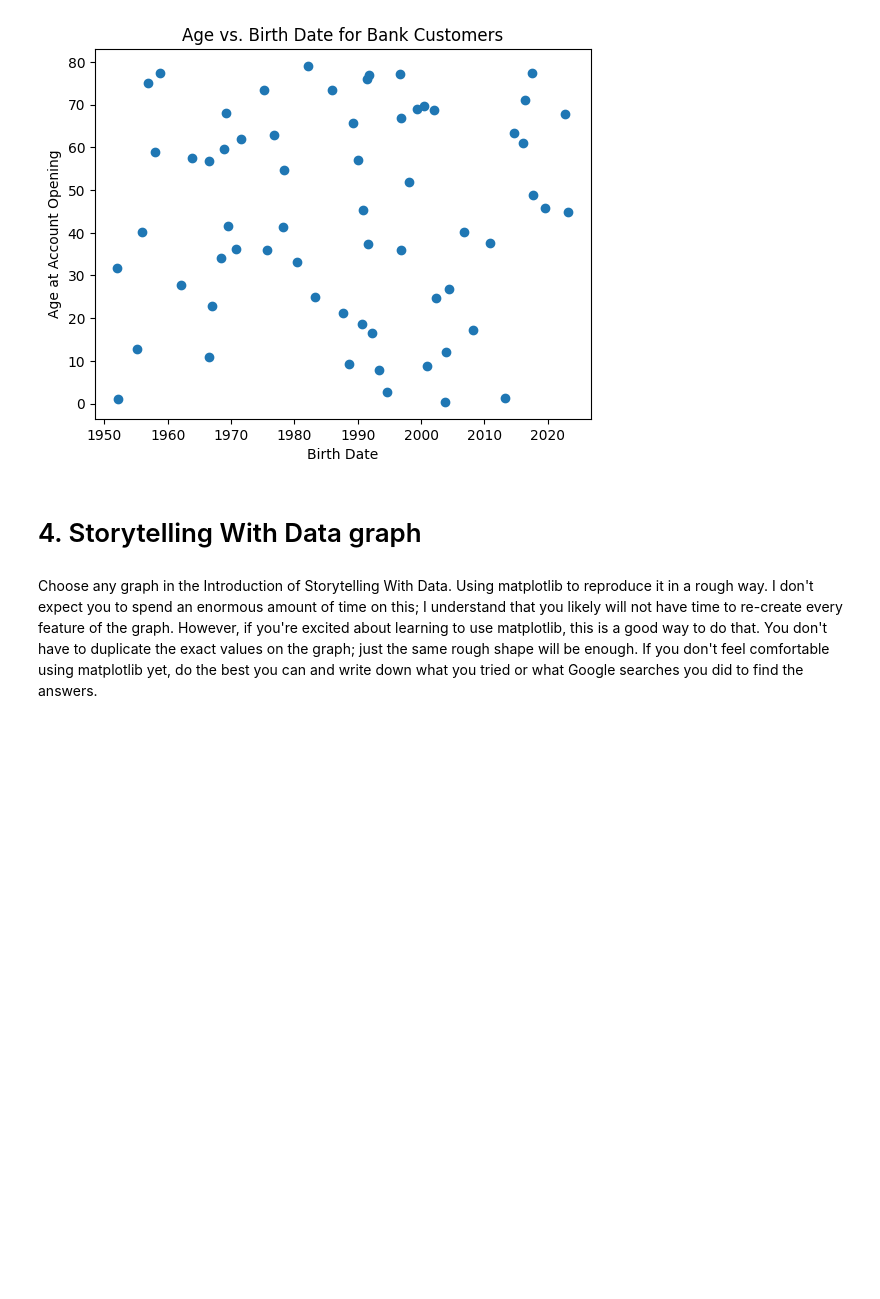
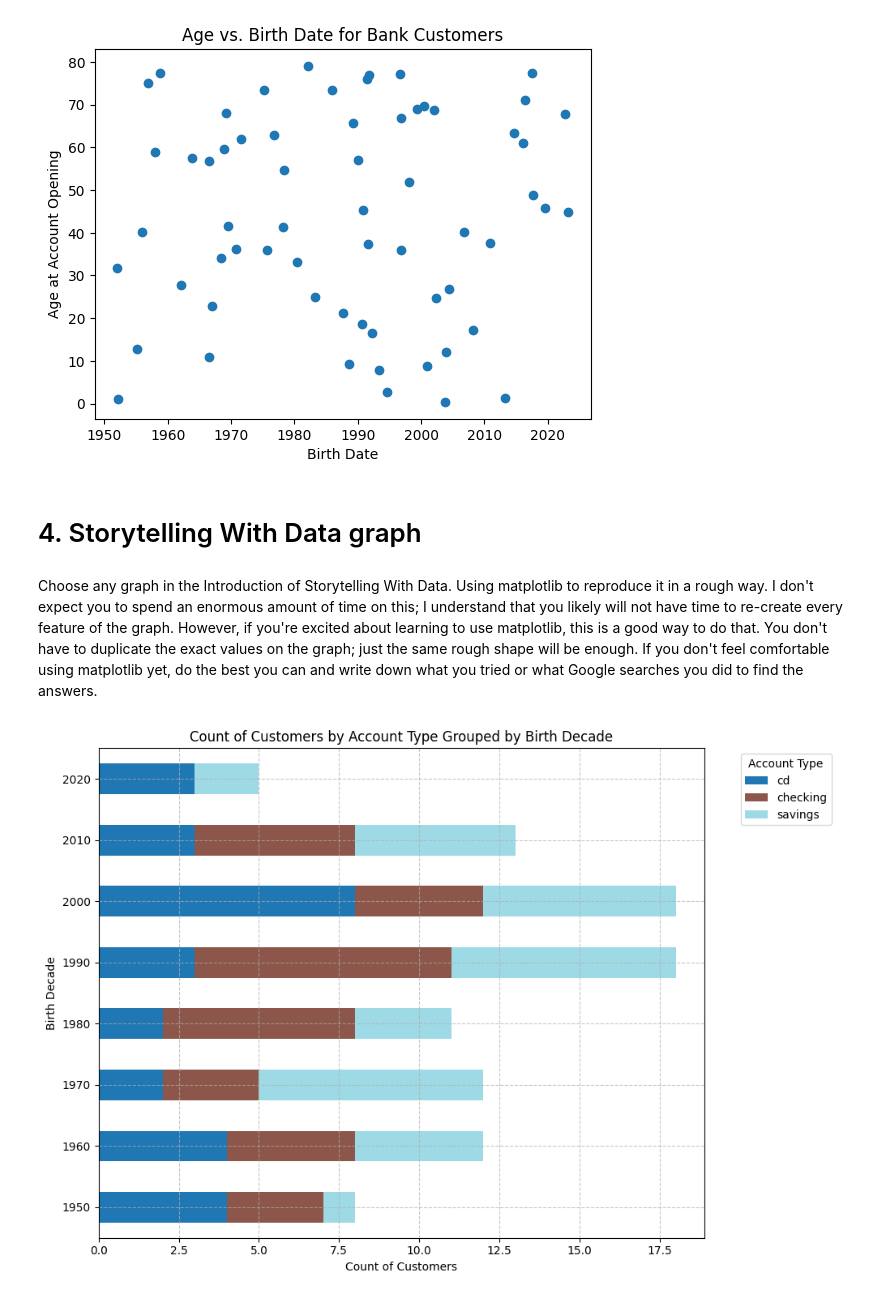
Before and after one commit to tbrantinghamBU/699-Personal, a Jupyter notebook: OMDS-ModB2-Week1-Brantingham-Tyler.ipynb, the cells around one changed output. Saved outputs shown, nothing was run; the diff lists cells and outputs as text; code cells hidden in the pictures; blank space fills up the shorter version.

```diff
--- a/OMDS-ModB2-Week1-Brantingham-Tyler.ipynb
+++ b/OMDS-ModB2-Week1-Brantingham-Tyler.ipynb
@@ -548,3 +548,28 @@ None
 # 4. Storytelling With Data graph
 # %% [markdown]
 Choose any graph in the Introduction of Storytelling With Data.  Using matplotlib to reproduce it in a rough way.  I don't expect you to spend an enormous amount of time on this; I understand that you likely will not have time to re-create every feature of the graph.  However, if you're excited about learning to use matplotlib, this is a good way to do that.  You don't have to duplicate the exact values on the graph; just the same rough shape will be enough.  If you don't feel comfortable using matplotlib yet, do the best you can and write down what you tried or what Google searches you did to find the answers.
+# %%
+
+# Extract birth year and group by decade
+df_bank_datefix['BirthYear'] = df_bank_datefix['BirthDate'].dt.year
+df_bank_datefix['BirthDecade'] = (df_bank_datefix['BirthYear'] // 10) * 10
+
+# Group by birth decade and account type
+grouped = df_bank_datefix.groupby(['BirthDecade', 'AccountType']).size().unstack(fill_value=0)
+
+# Plotting
+fig, ax = plt.subplots(figsize=(10, 7))
+grouped.plot(kind='barh', stacked=True, ax=ax, colormap='tab20')
+
+# Customizing the plot
+ax.set_title('Count of Customers by Account Type Grouped by Birth Decade')
+ax.set_xlabel('Count of Customers')
+ax.set_ylabel('Birth Decade')
+ax.grid(True, linestyle='--', alpha=0.7)
+plt.legend(title='Account Type', bbox_to_anchor=(1.05, 1), loc='upper left')
+
+# Show plot
+plt.tight_layout()
+plt.show()
+# %% [output]
+[figure, added]
```
Also changed, not shown: parts of 1 cell of this notebook, 2 other files.
